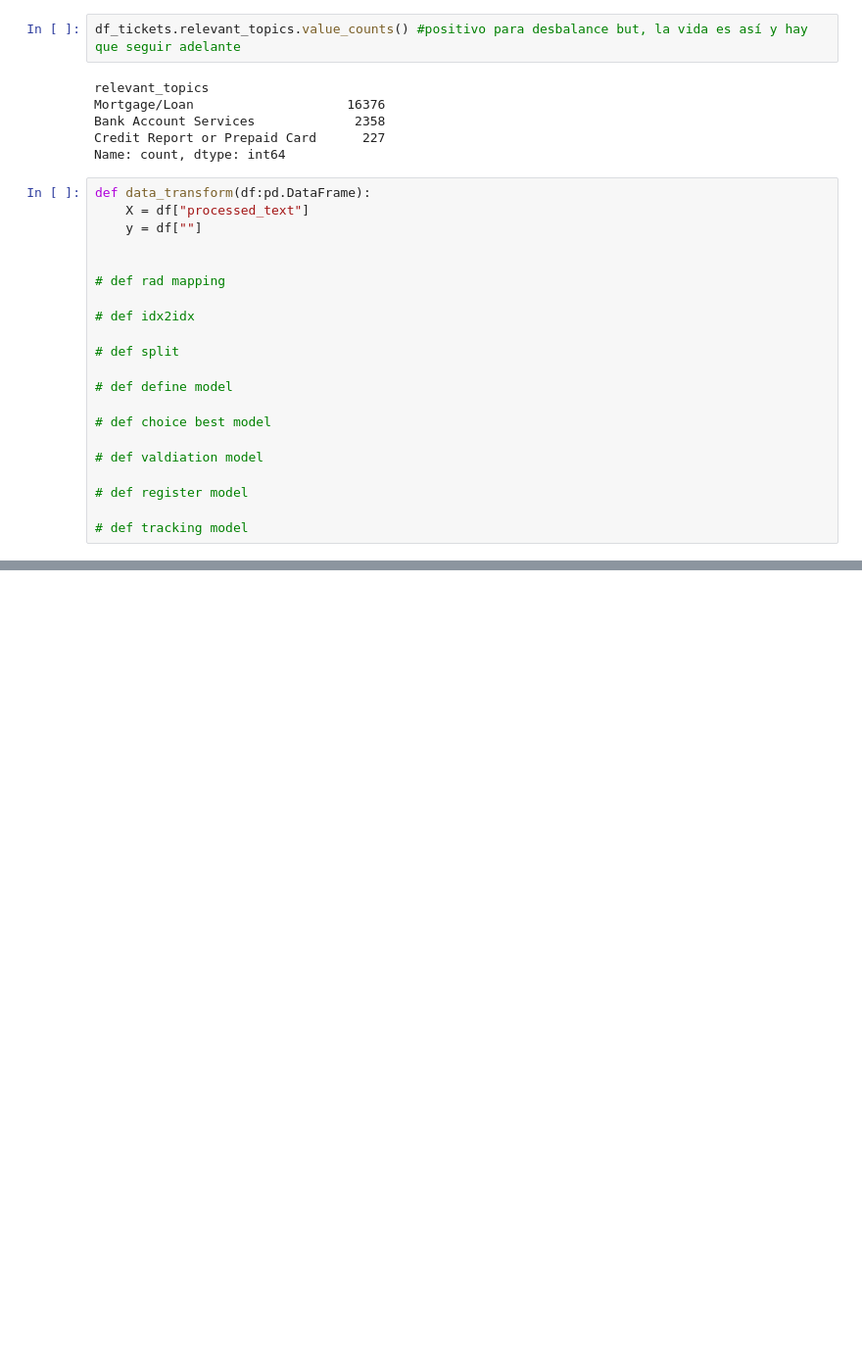
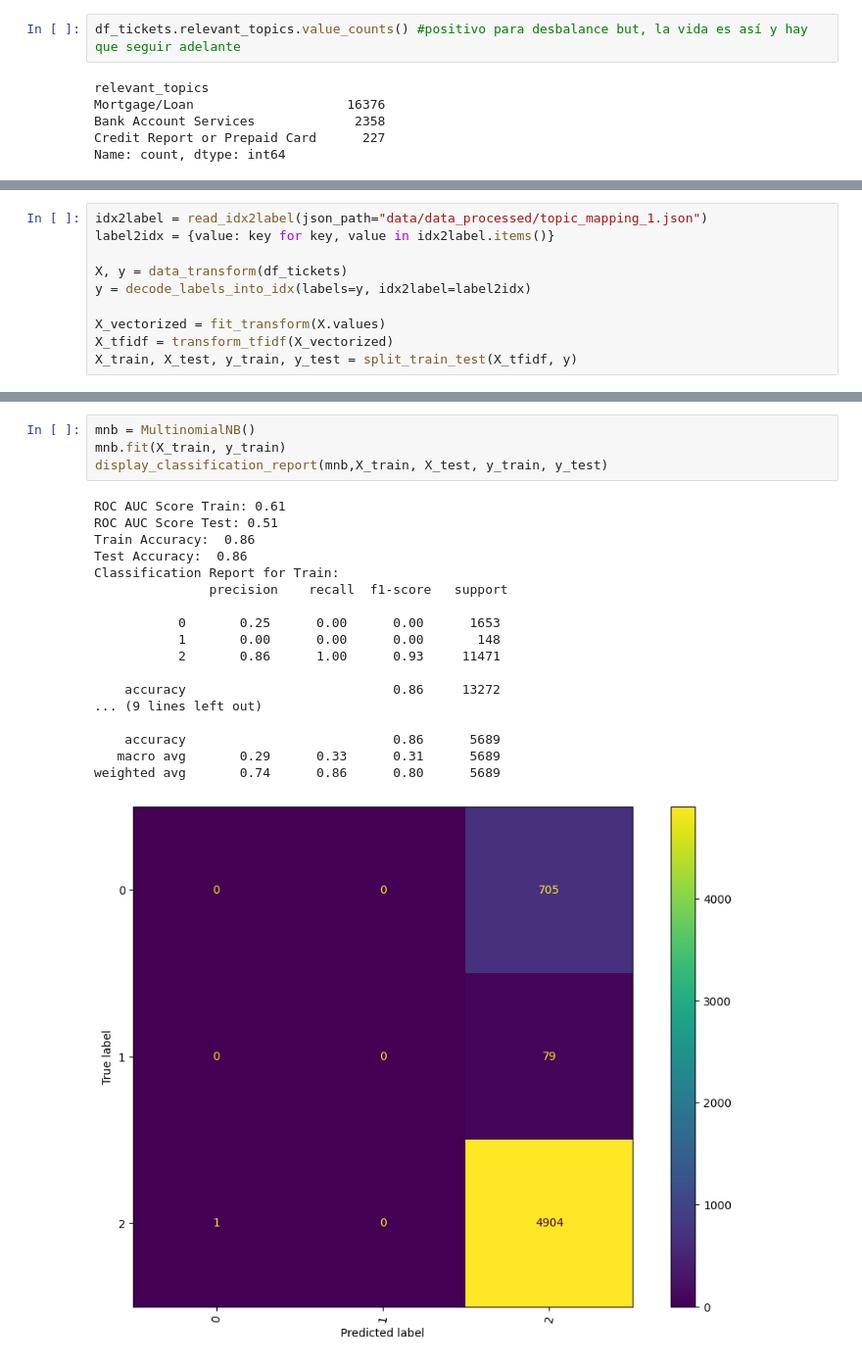
Before and after one commit to Mariac-db/Mlops-platzi, a Jupyter notebook: tracking/tracking_data_tickets_baseline.ipynb, the cells around one changed output, grey strips where cells are left out. Shown at 98% size. Saved outputs shown, nothing was run; the diff lists cells and outputs as text; blank space fills up the shorter version.

Commit message:
baseline in progress and tracking

```diff
--- a/tracking/tracking_data_tickets_baseline.ipynb
+++ b/tracking/tracking_data_tickets_baseline.ipynb
@@ -71,24 +76,3 @@ Mortgage/Loan                    16376
 Bank Account Services             2358
 Credit Report or Prepaid Card      227
 Name: count, dtype: int64
-# %%
-def data_transform(df:pd.DataFrame):
-    X = df["processed_text"]
-    y = df[""]
-
-
-# def rad mapping
-
-# def idx2idx
-
-# def split
-
-# def define model
-
-# def choice best model
-
-# def valdiation model
-
-# def register model
-
-# def tracking model
@@ -94,0 +249,10 @@ def data_transform(df:pd.DataFrame):
+# %%
+idx2label = read_idx2label(json_path="data/data_processed/topic_mapping_1.json")
+label2idx = {value: key for key, value in idx2label.items()}
+
+X, y = data_transform(df_tickets)
+y = decode_labels_into_idx(labels=y, idx2label=label2idx)
+
+X_vectorized = fit_transform(X.values)
+X_tfidf = transform_tfidf(X_vectorized)
+X_train, X_test, y_train, y_test = split_train_test(X_tfidf, y)
@@ -94,0 +267,23 @@ def data_transform(df:pd.DataFrame):
+# %%
+mnb = MultinomialNB()
+mnb.fit(X_train, y_train)
+display_classification_report(mnb,X_train, X_test, y_train, y_test)
+# %% [output]
+ROC AUC Score Train: 0.61
+ROC AUC Score Test: 0.51
+Train Accuracy:  0.86
+Test Accuracy:  0.86
+Classification Report for Train:
+               precision    recall  f1-score   support
+
+           0       0.25      0.00      0.00      1653
+           1       0.00      0.00      0.00       148
+           2       0.86      1.00      0.93     11471
+
+    accuracy                           0.86     13272
+... (9 lines left out)
+
+    accuracy                           0.86      5689
+   macro avg       0.29      0.33      0.31      5689
+weighted avg       0.74      0.86      0.80      5689
+[figure, added]
```
Also changed, not shown: parts of 11 cells of this notebook, 1 other file.
